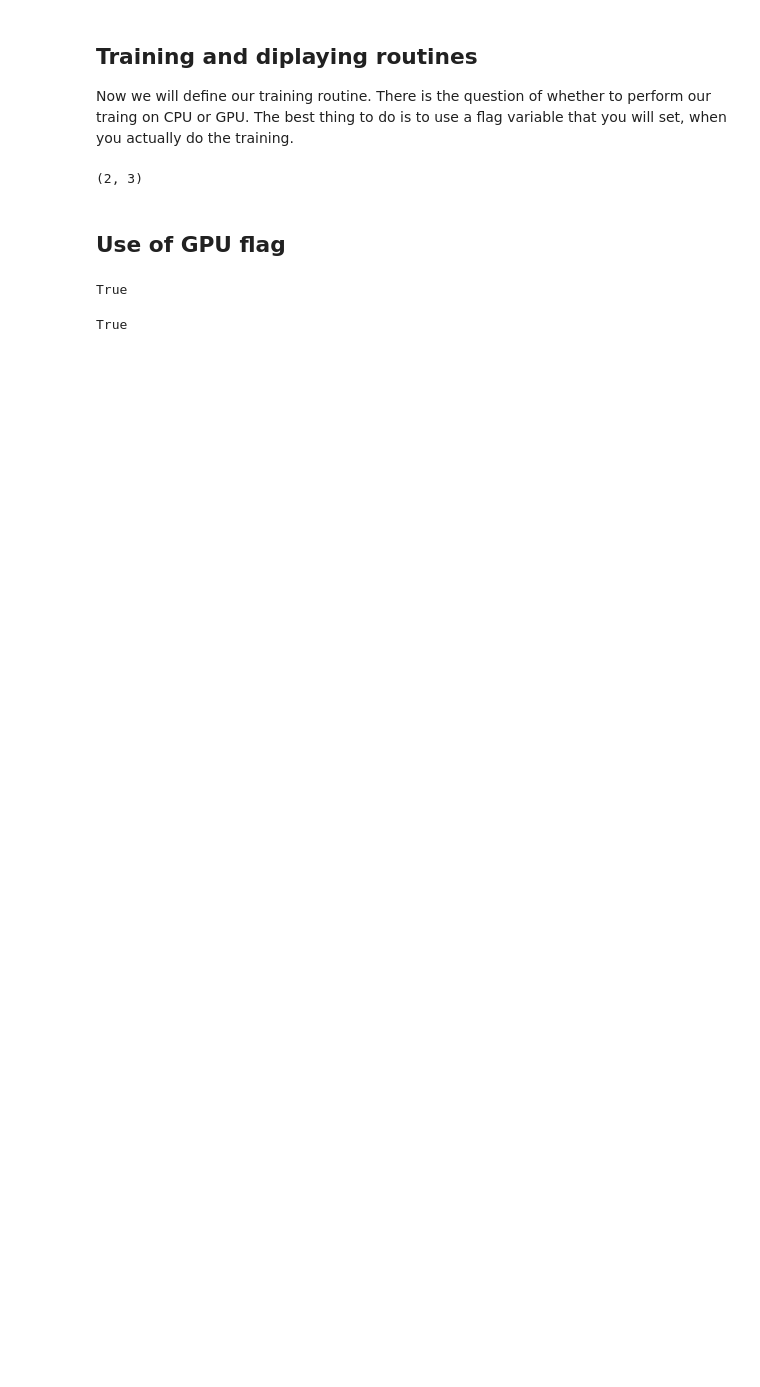
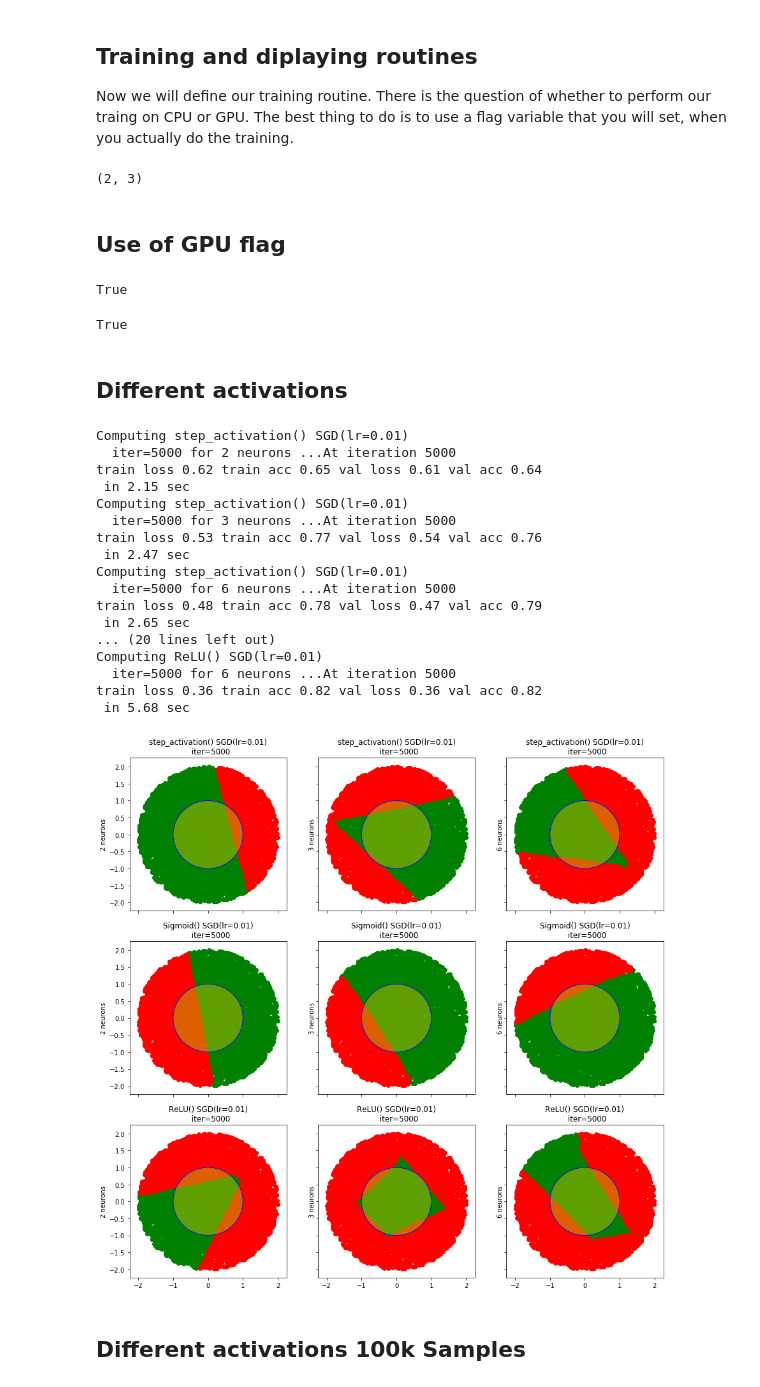
Before and after one commit to datamove/dl-notebooks, a Jupyter notebook: PyTorch-activations-demo.ipynb, the cells around one changed output. Drawn from its saved outputs; the diff is of its cells as text; code cells hidden in the pictures; blank space fills up the shorter version.

```diff
--- a/PyTorch-activations-demo.ipynb
+++ b/PyTorch-activations-demo.ipynb
@@ -252,3 +382,40 @@ gpu = gpu or torch.cuda.is_available()
 gpu
 # %% [output]
 True
+# %% [markdown]
+## Different activations
+# %%
+n_samples = 10000
+dataset = mk_dataset(n_samples, test_factor=5, val_factor=1)
+testx = dataset[-2]
+# %%
+activations = [(step_activation, ()),(nn.Sigmoid, ()), (nn.ReLU, ())]
+n_hidden_neurons = [2, 3, 6]
+optimizers = [torch.optim.SGD]
+opti_params = [{'lr': 0.01}]
+n_epochs = 5000
+models = compute_models(activations, n_hidden_neurons, dataset,
+                        optimizers=optimizers, opti_params=opti_params,
+                        n_epochs=n_epochs, gpu=gpu)
+print_models(models, testx)
+# %% [output]
+Computing step_activation() SGD(lr=0.01)
+  iter=5000 for 2 neurons ...At iteration 5000
+train loss 0.62 train acc 0.65 val loss 0.61 val acc 0.64
+ in 2.15 sec
+Computing step_activation() SGD(lr=0.01)
+  iter=5000 for 3 neurons ...At iteration 5000
+train loss 0.53 train acc 0.77 val loss 0.54 val acc 0.76
+ in 2.47 sec
+Computing step_activation() SGD(lr=0.01)
+  iter=5000 for 6 neurons ...At iteration 5000
+train loss 0.48 train acc 0.78 val loss 0.47 val acc 0.79
+ in 2.65 sec
+... (20 lines left out)
+Computing ReLU() SGD(lr=0.01)
+  iter=5000 for 6 neurons ...At iteration 5000
+train loss 0.36 train acc 0.82 val loss 0.36 val acc 0.82
+ in 5.68 sec
+[figure, added]
+# %% [markdown]
+## Different activations  100k Samples
```
Also changed, not shown: parts of 34 cells of this notebook.
